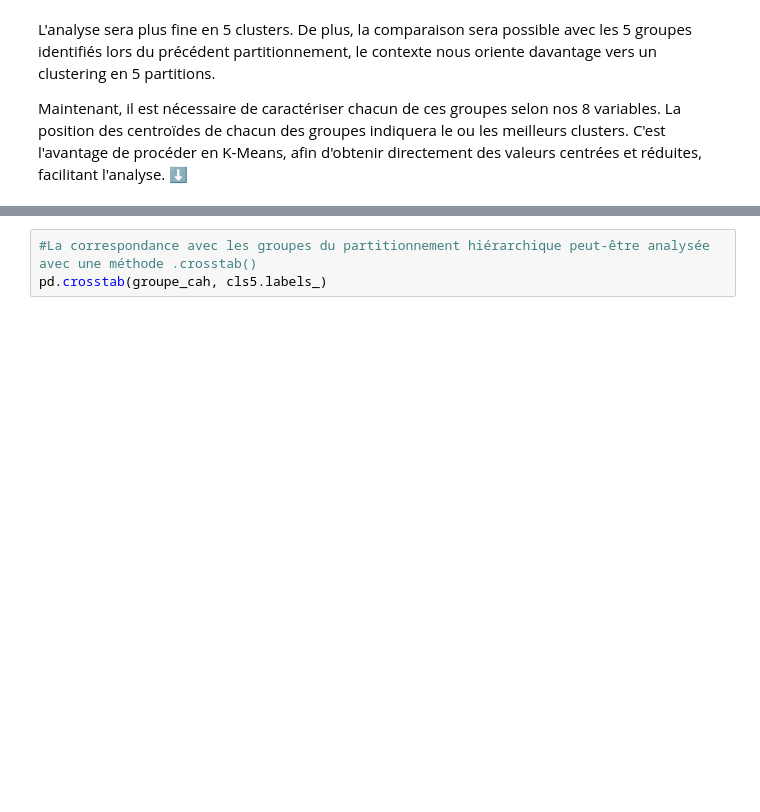
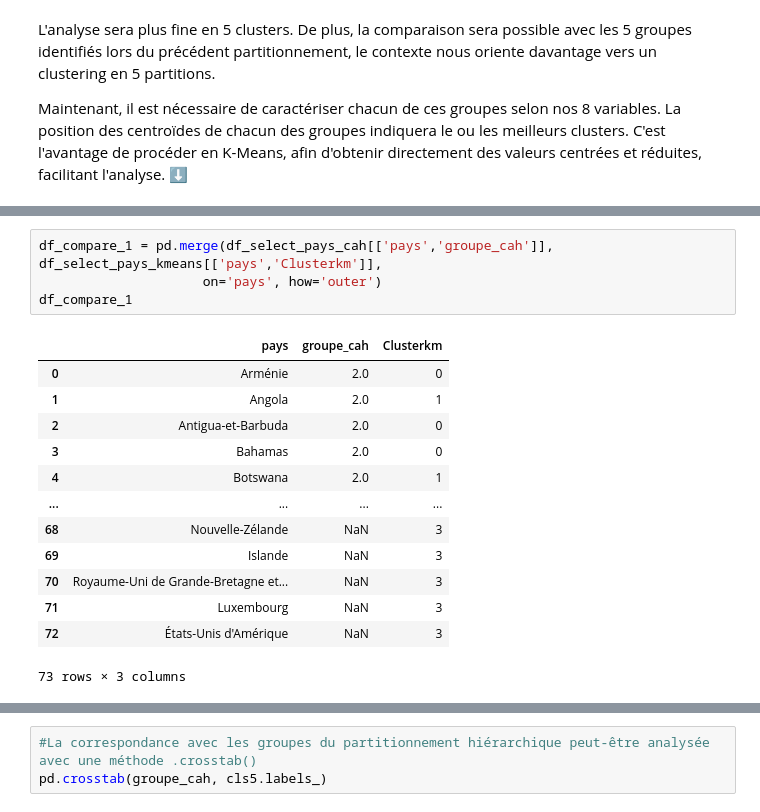
Before and after one commit to ROWAIDAK/ROWAIDAK-P5_Produisez-une-tude-de-march, a Jupyter notebook: P5_02_code.ipynb, the cells around one changed output, grey strips where cells are left out. Saved outputs shown, nothing was run; the diff lists cells and outputs as text; blank space fills up the shorter version.

```diff
--- a/P5_02_code.ipynb
+++ b/P5_02_code.ipynb
@@ -1372,3 +1315,21 @@ En se basant sur les mêmes critères que lors de la sélection des pays par CAH
+# %%
+df_compare_1 = pd.merge(df_select_pays_cah[['pays','groupe_cah']], df_select_pays_kmeans[['pays','Clusterkm']],
+                     on='pays', how='outer')
+df_compare_1
+# %% [output]
+|  | pays | groupe_cah | Clusterkm |
+| 0 | Arménie | 2.0 | 0 |
+| 1 | Angola | 2.0 | 1 |
+| 2 | Antigua-et-Barbuda | 2.0 | 0 |
+| 3 | Bahamas | 2.0 | 0 |
+| 4 | Botswana | 2.0 | 1 |
+| ... | ... | ... | ... |
+| 68 | Nouvelle-Zélande | NaN | 3 |
+| 69 | Islande | NaN | 3 |
+| 70 | Royaume-Uni de Grande-Bretagne et... | NaN | 3 |
+| 71 | Luxembourg | NaN | 3 |
+| 72 | États-Unis d'Amérique | NaN | 3 |
+73 rows × 3 columns
 # %%
 #Affichage des pays retenus dans ce clustering
 #Sélection selon l'importance du ratio des protéines animales et dispo. calorique en réponse
```
Also changed, not shown: parts of 81 cells of this notebook.
